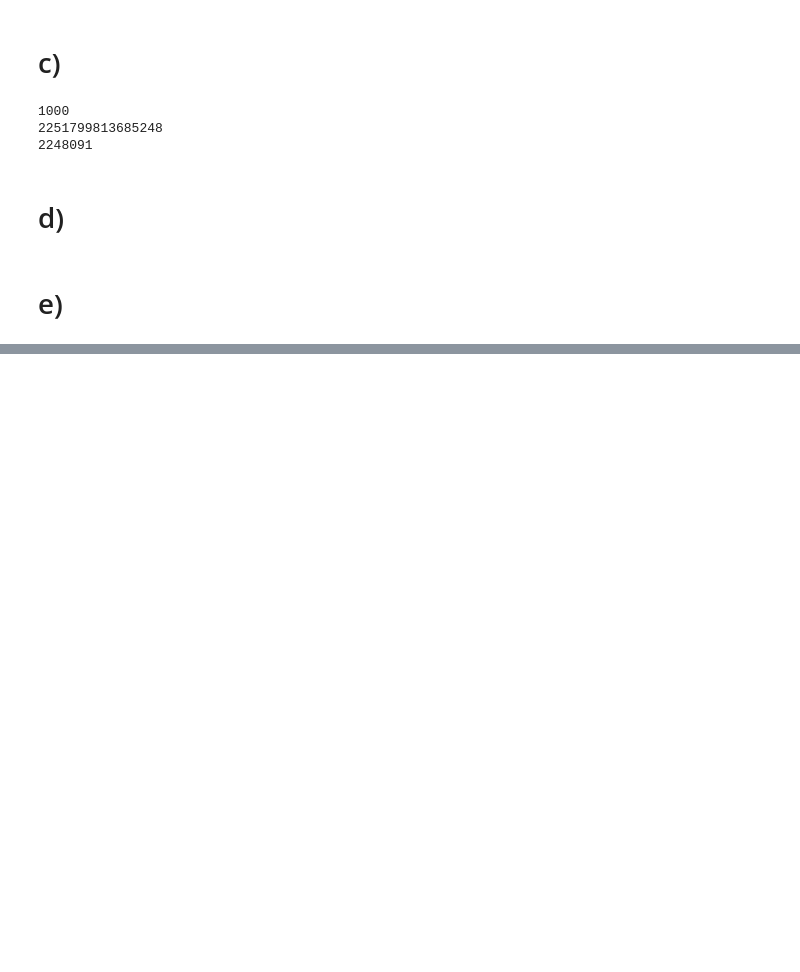
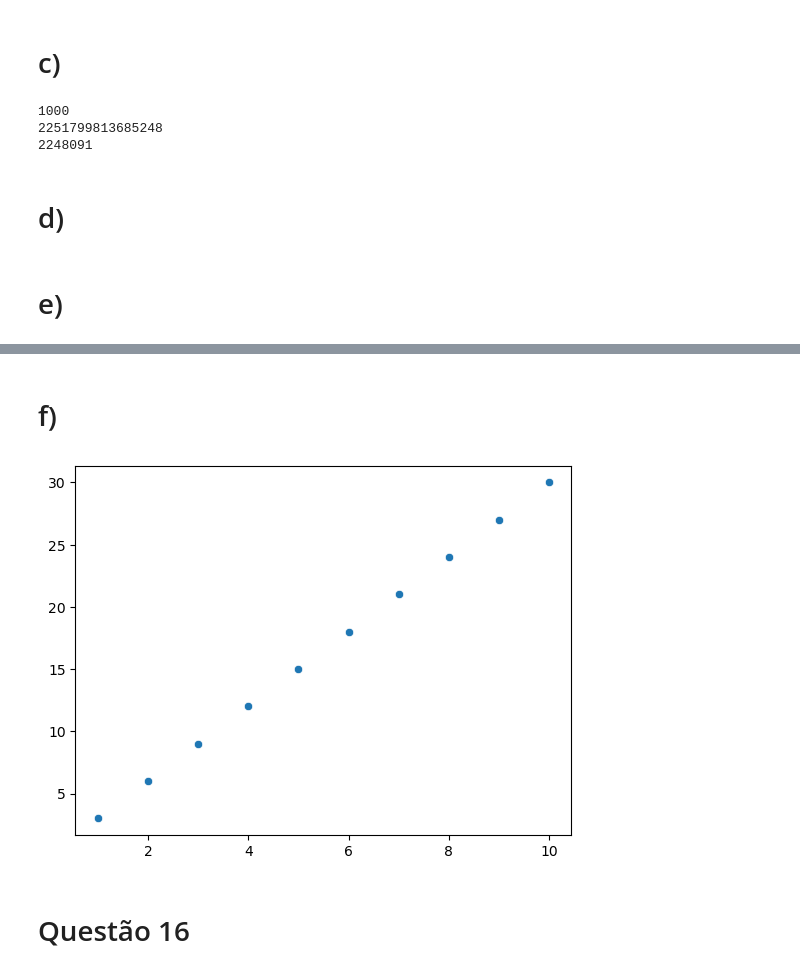
Before and after one commit to josinovmota/Defeating-An-introduction-to-statistical-learning, a Jupyter notebook: Exercises/4.8 Exercises (Classificação)/main.ipynb, the cells around one changed output, grey strips where cells are left out. Cells and saved outputs as stored; diff of their text form; code cells hidden in the pictures; blank space fills up the shorter version.

```diff
--- a/Exercises/4.8 Exercises (Classificação)/main.ipynb
+++ b/Exercises/4.8 Exercises (Classificação)/main.ipynb
@@ -665,0 +682,12 @@ def Power3(x, a):
+# %% [markdown]
+# f)
+# %%
+def PlotPower(x, a):
+    y_axis = [value * a for value in x]
+    sns.scatterplot(x = x, y = y_axis)
+
+PlotPower(np.arange(1, 11), 3)
+# %% [output]
+[figure, added]
+# %% [markdown]
+# Questão 16
```
Also changed, not shown: parts of 7 cells of this notebook.
